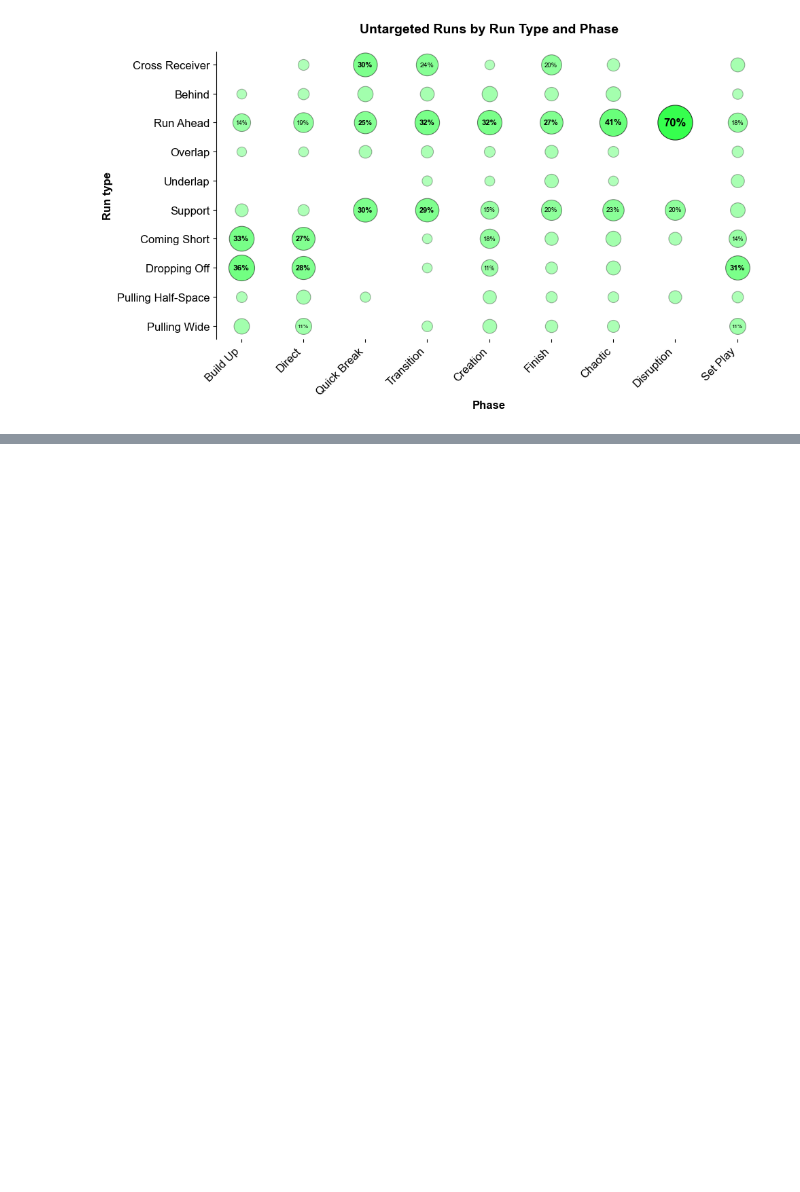
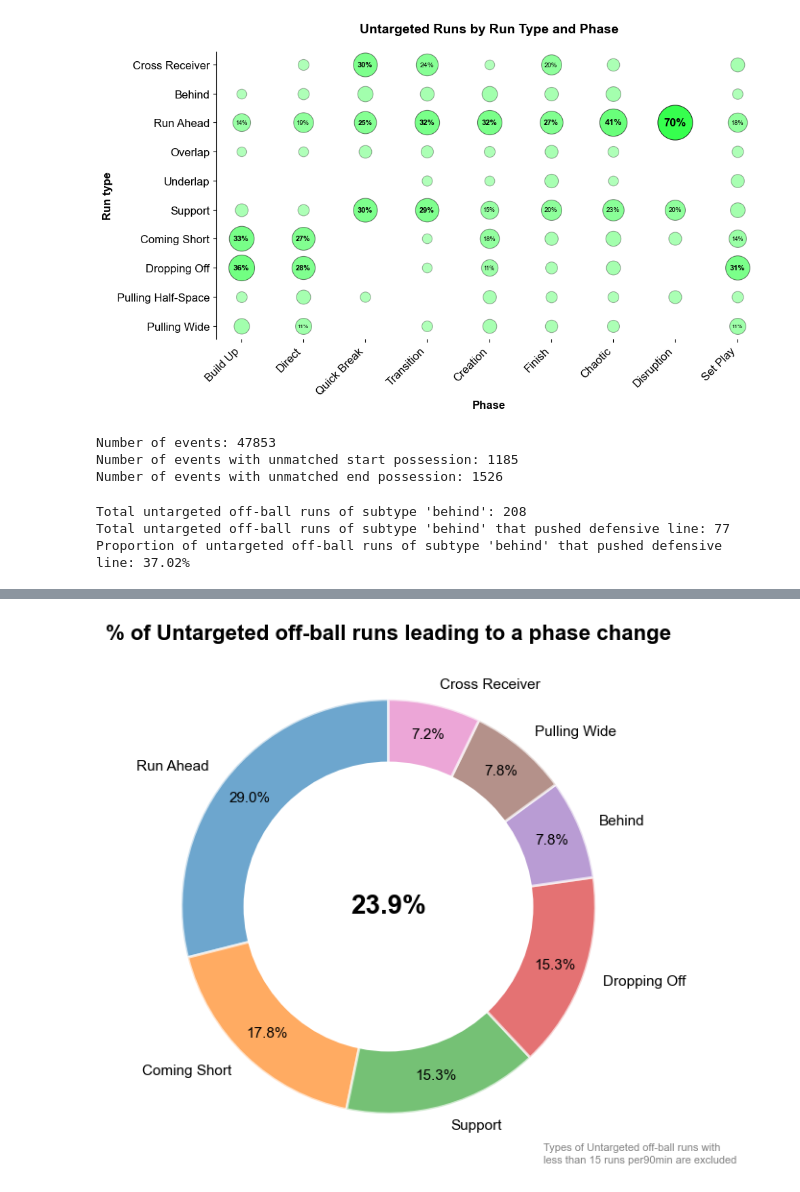
Before and after one commit to GabrielGausachs/analytics_cup_research, a Jupyter notebook: src/Utils/main.ipynb, the cells around one changed output, grey strips where cells are left out. Drawn from its saved outputs; the diff is of its cells as text; code cells hidden in the pictures; blank space fills up the shorter version.

```diff
--- a/src/Utils/main.ipynb
+++ b/src/Utils/main.ipynb
@@ -615,3 +615,14 @@ def untargeted_run_outcomes(de_all_matches):
     # Get untargeted off-ball events
     off_ball_events = de_all_matches[de_all_matches["event_type_id"] == 1]
     untargeted_off_ball_events = off_ball_events[off_ball_events["targeted"] == False]
+# %%
+# Count how many False are in is_player_possession_start_matched and is_player_possession_end_matched
+false_start_count = de_all_matches['is_player_possession_start_matched'].value_counts().get(False, 0)
+false_end_count = de_all_matches['is_player_possession_end_matched'].value_counts().get(False, 0)
+print(f"Number of events: {de_all_matches.shape[0]}")
+print(f"Number of events with unmatched start possession: {false_start_count}")
+print(f"Number of events with unmatched end possession: {false_end_count}")
+# %% [output]
+Number of events: 47853
+Number of events with unmatched start possession: 1185
+Number of events with unmatched end possession: 1526
@@ -617,0 +649,6 @@ def untargeted_run_outcomes(de_all_matches):
+# %%
+push_dl_proportion = push_defensive_line_analysis(de_all_matches)
+# %% [output]
+Total untargeted off-ball runs of subtype 'behind': 208
+Total untargeted off-ball runs of subtype 'behind' that pushed defensive line: 77
+Proportion of untargeted off-ball runs of subtype 'behind' that pushed defensive line: 37.02%
@@ -617,0 +761,4 @@ def untargeted_run_outcomes(de_all_matches):
+# %%
+sizes, labels, total_percentage = add_possession_info_to_off_ball(de_all_matches)
+plot_donut(sizes, labels, total_percentage, subtype_names_map=subtype_names_map)
+# %% [output]
@@ -617,0 +768 @@ def untargeted_run_outcomes(de_all_matches):
+[figure, added]
```
Also changed, not shown: parts of 4 cells of this notebook, 1 other file.
